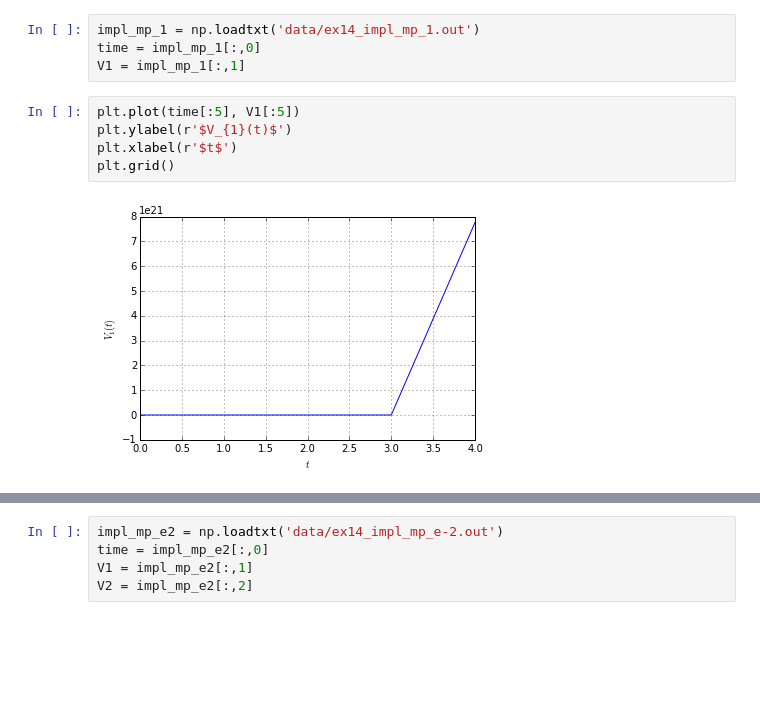
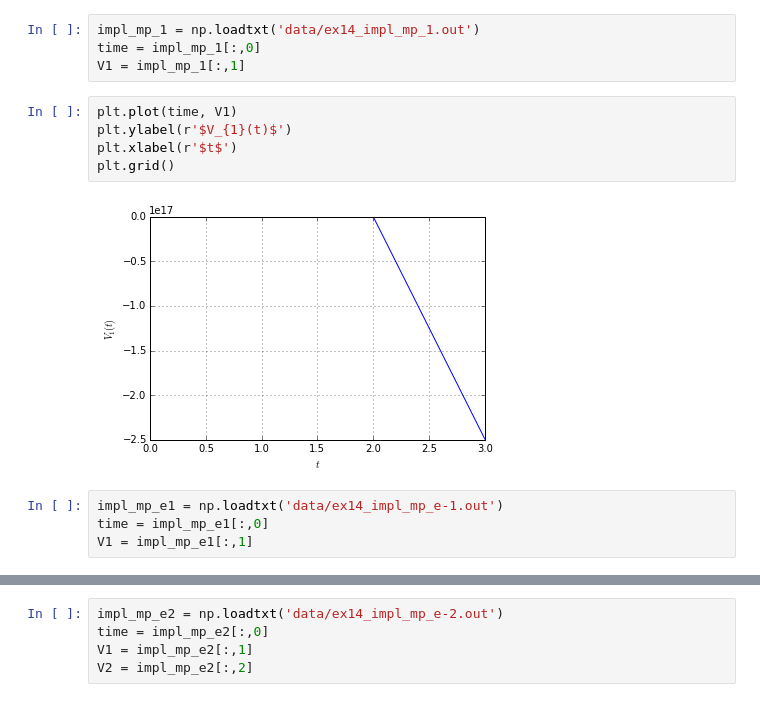
Before and after one commit to BerndSchwarzenbacher/numdiff, a Jupyter notebook: ueb3/ex14.ipynb, the cells around one changed output, grey strips where cells are left out. Cells and saved outputs as stored; diff of their text form; blank space fills up the shorter version.

```diff
--- a/ueb3/ex14.ipynb
+++ b/ueb3/ex14.ipynb
@@ -89,9 +89,13 @@ impl_mp_1 = np.loadtxt('data/ex14_impl_mp_1.out')
 time = impl_mp_1[:,0]
 V1 = impl_mp_1[:,1]
 # %%
-plt.plot(time[:5], V1[:5])
+plt.plot(time, V1)
 plt.ylabel(r'$V_{1}(t)$')
 plt.xlabel(r'$t$')
 plt.grid()
 # %% [output]
-[figure, old version]
+[figure, new version]
+# %%
+impl_mp_e1 = np.loadtxt('data/ex14_impl_mp_e-1.out')
+time = impl_mp_e1[:,0]
+V1 = impl_mp_e1[:,1]
```
Also changed, not shown: parts of 4 cells of this notebook, 16 other files.
